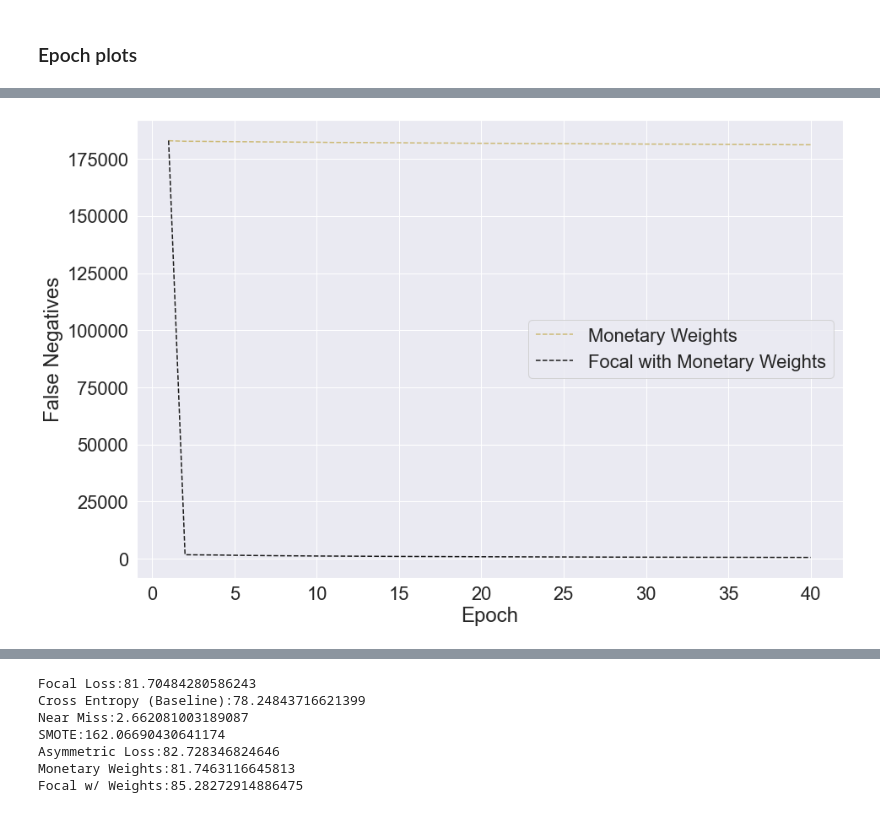
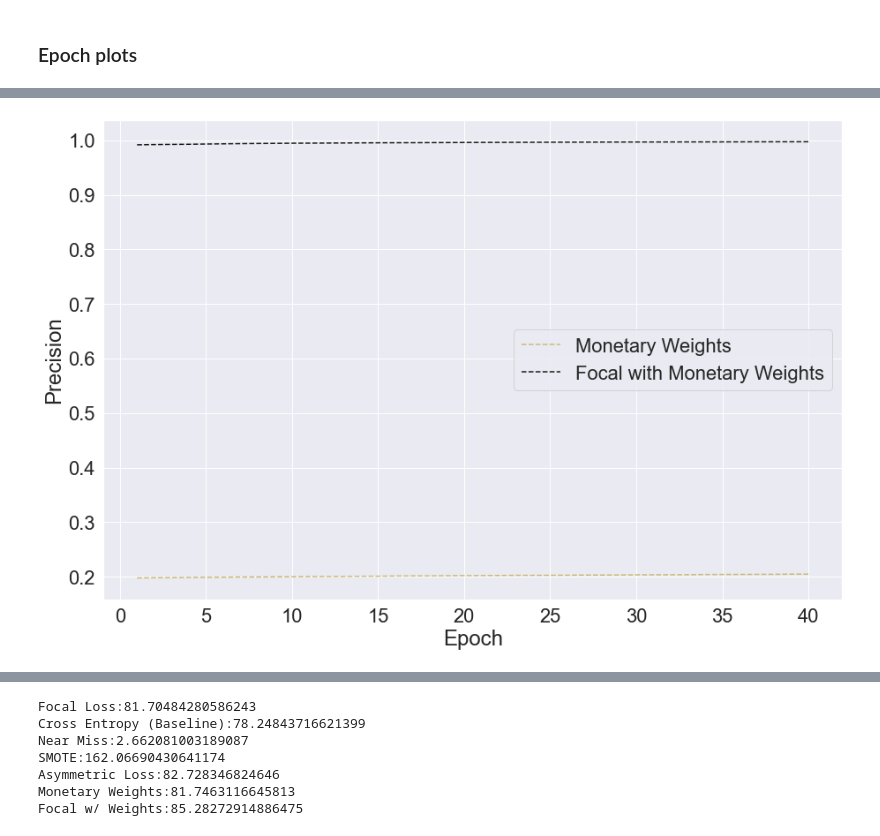
Before and after one commit to nershman/imbalanced-learning, a Jupyter notebook: notebook1.ipynb, the cells around one changed output, grey strips where cells are left out. Saved outputs shown, nothing was run; the diff lists cells and outputs as text; code cells hidden in the pictures.

```diff
--- a/notebook1.ipynb
+++ b/notebook1.ipynb
@@ -892,11 +881,19 @@ epoch_count = range(1, len(tr_loss[1]) + 1)
 
 # Visualize loss history
 for i in range(0,len(tr_loss)):
-    plt.plot(epoch_count, tr_loss[i], 'r--')
-    plt.plot(epoch_count, test_loss[i], 'b-')
-    plt.legend(['Training Loss', 'Test Loss'])
-    plt.xlabel('Epoch')
-    plt.ylabel('Loss')
+    fig, ax = plt.subplots()
+    axes = [ax, ax.twinx()]
+    fig.subplots_adjust(right=0.75)
+    axes[-1].set_frame_on(True)
+    axes[-1].patch.set_visible(False)
+
+    axes[0].plot(epoch_count, tr_loss[i], 'r--')
+    axes[0].legend(['Loss'])
+    axes[0].set_ylabel('Loss')
+    axes[1].plot(epoch_count, test_loss[i], 'b-')
+    axes[1].set_ylabel('Recall')
+
+    axes[0].set_xlabel('Epoch')
     plt.title(titles[i])
-    plt.show();
+    plt.show()
 # %% [output]
@@ -946,42 +1031,42 @@ plt.show();
 # %%
 test_loss=np.empty(7,dtype=object)
-test_loss[0] = hist_focal.history['false_negatives_4']
-test_loss[1] = hist_ce.history['false_negatives_4']
-test_loss[2] = hist_nemi.history['false_negatives_4']
-test_loss[3] = hist_smote.history['false_negatives_4']
-test_loss[4] = hist_bal.history['false_negatives_4']
-test_loss[5] = hist_weight.history['false_negatives_4']
-test_loss[6] = hist_focweight.history['false_negatives_4']
+test_loss[0] = hist_focal.history['precision']
+test_loss[1] = hist_ce.history['precision']
+test_loss[2] = hist_nemi.history['precision']
+test_loss[3] = hist_smote.history['precision']
+test_loss[4] = hist_bal.history['precision']
+test_loss[5] = hist_weight.history['precision']
+test_loss[6] = hist_focweight.history['precision']
 
 titles = ["Focal Loss","Baseline (Cross Entropy)","Near Miss","SMOTE","Asymmetric Loss","Monetary Weights","Focal with Monetary Weights"]
 legcolors = ['b--', 'g--', 'r--', 'c--', 'm--', 'y--', 'k--', 'w--']
 
 # Create count of the number of epochs
 epoch_count = range(1, len(tr_loss[1]) + 1)
 
 # Visualize loss history
 plt.figure(figsize=(15,10))
 for i in range(5,len(tr_loss)):
     plt.plot(epoch_count, test_loss[i], legcolors[i])
     plt.legend(titles[5:])
 plt.xlabel('Epoch')
-plt.ylabel('False Negatives')
+plt.ylabel('Precision')
 plt.show();
 
 plt.figure(figsize=(15,10))
 for i in range(0,5):
     plt.plot(epoch_count, test_loss[i], legcolors[i])
     plt.legend(titles)
 plt.xlabel('Epoch')
-plt.ylabel('False Negatives')
+plt.ylabel('Precision')
 plt.show();
 
 plt.figure(figsize=(15,10))
 for i in [0,1,2,4]:
     plt.plot(epoch_count, test_loss[i], legcolors[i])
     plt.legend(['Focal Loss', 'Baseline (Cross Entropy)', 'Near Miss', 'Monetary Weights'])
 plt.xlabel('Epoch')
-plt.ylabel('False Negatives')
+plt.ylabel('Precision')
 plt.show();
 # %% [output]
-[figure, old version]
+[figure, new version]
```
Also changed, not shown: parts of 13 cells of this notebook, 25 other files.
